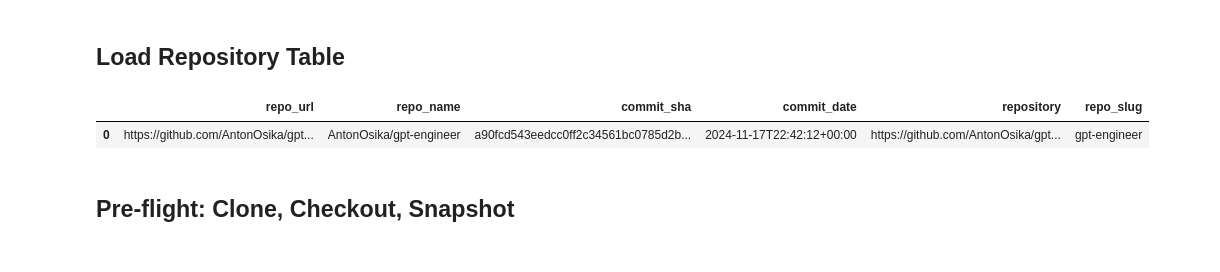
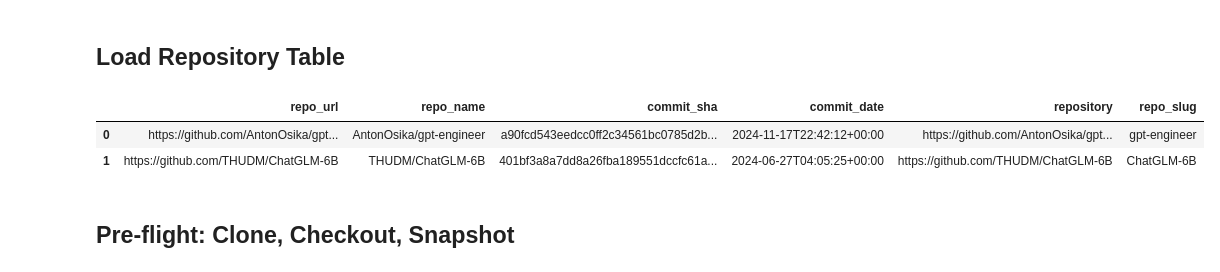
Before and after one commit to fl1pcoin/README_benchmark, a Jupyter notebook: benchmark_README/README_benchmark.ipynb, the cells around one changed output. Cells and saved outputs as stored; diff of their text form; code cells hidden in the pictures.

```diff
--- a/benchmark_README/README_benchmark.ipynb
+++ b/benchmark_README/README_benchmark.ipynb
@@ -29,7 +29,7 @@ EXPERIMENT = {
         "evaluation": False,
     },
     # Set to an integer for smoke tests, or None for the full CSV.
-    "limit_repos": None,
+    "limit_repos": 2,
 }
 # %% [markdown]
 ## Imports And Paths
@@ -66,13 +66,13 @@ BenchmarkPaths(benchmark_root=WindowsPath('D:/VKR_README_EVAL/benchmark_README')
 ## Load Repository Table
 # %%
 repo_df = read_repo_table(EXPERIMENT["data_csv"])
-repo_df = repo_df.iloc[[0]]
 if EXPERIMENT.get("limit_repos"):
     repo_df = repo_df.head(int(EXPERIMENT["limit_repos"]))
 repo_df.head()
 # %% [output]
 |  | repo_url | repo_name | commit_sha | commit_date | repository | repo_slug |
 | 0 | https://github.com/AntonOsika/gpt... | AntonOsika/gpt-engineer | a90fcd543eedcc0ff2c34561bc0785d2b... | 2024-11-17T22:42:12+00:00 | https://github.com/AntonOsika/gpt... | gpt-engineer |
+| 1 | https://github.com/THUDM/ChatGLM-6B | THUDM/ChatGLM-6B | 401bf3a8a7dd8a26fba189551dccfc61a... | 2024-06-27T04:05:25+00:00 | https://github.com/THUDM/ChatGLM-6B | ChatGLM-6B |
 # %% [markdown]
 ## Pre-flight: Clone, Checkout, Snapshot
 # %%
```
Also changed, not shown: parts of 4 cells of this notebook, 3 other files.
